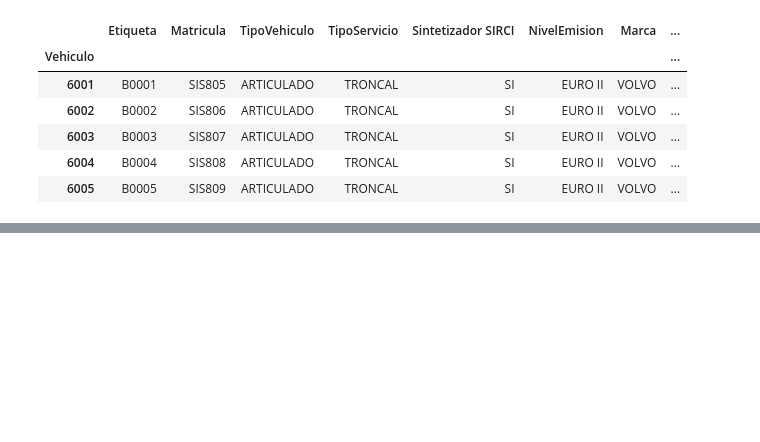
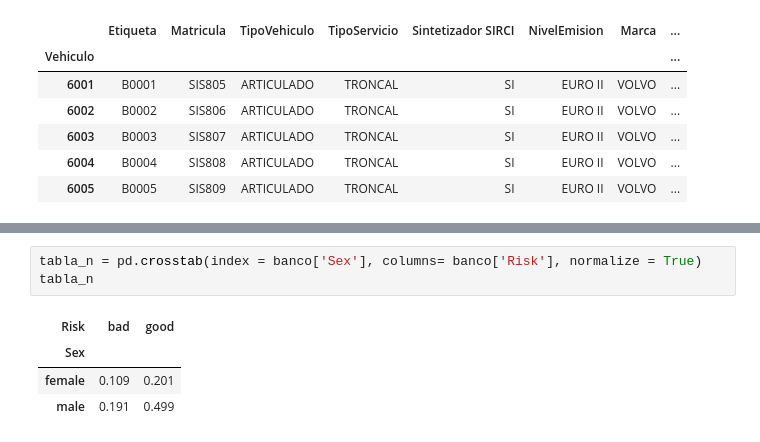
Before and after one commit to acubillosde/MinTic, a Jupyter notebook: 03-Tablas_Contingencia.ipynb, the cells around one changed output, grey strips where cells are left out. Cells and saved outputs as stored; diff of their text form; blank space fills up the shorter version.

```diff
--- a/03-Tablas_Contingencia.ipynb
+++ b/03-Tablas_Contingencia.ipynb
@@ -99,0 +152,8 @@ buses.head()
+# %%
+tabla_n = pd.crosstab(index = banco['Sex'], columns= banco['Risk'], normalize = True)
+tabla_n
+# %% [output]
+| Risk | bad | good |
+| Sex |  |  |
+| female | 0.109 | 0.201 |
+| male | 0.191 | 0.499 |
```
Also changed, not shown: parts of 13 cells of this notebook, 1 other file.
